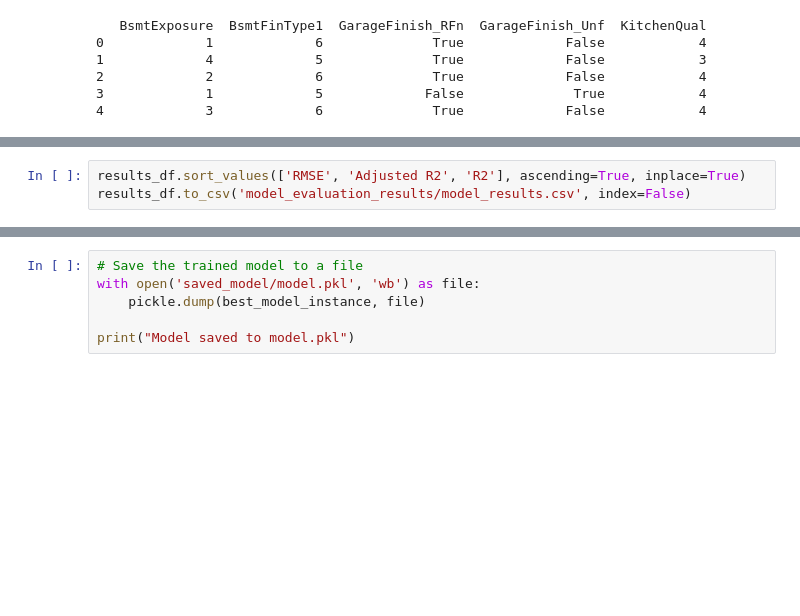
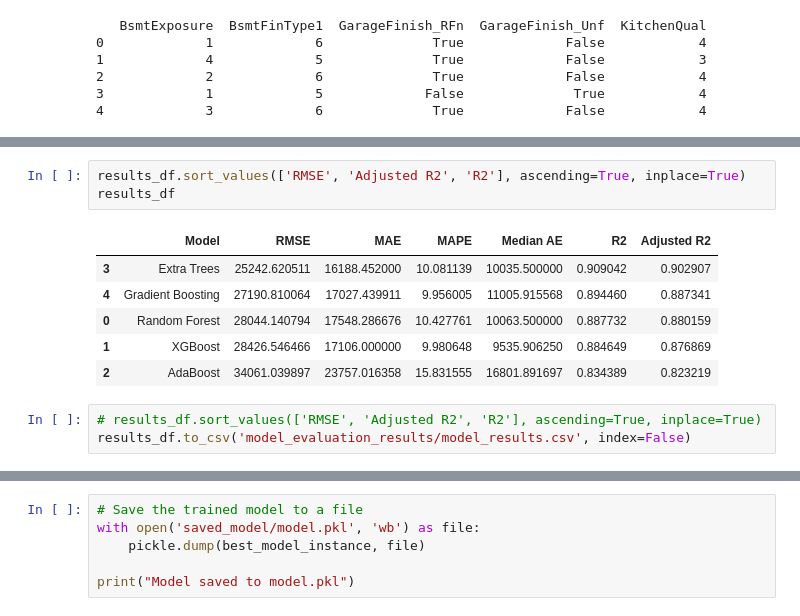
Before and after one commit to Cinula/heritage_housing_issue_app, a Jupyter notebook: model_building.ipynb, the cells around one changed output, grey strips where cells are left out. Cells and saved outputs as stored; diff of their text form; blank space fills up the shorter version.

```diff
--- a/model_building.ipynb
+++ b/model_building.ipynb
@@ -701,6 +575,16 @@ Model Evaluation Results:
 Best Model Based on RMSE: Extra Trees
 RMSE: 25242.62, MAE: 16188.45, MAPE: 10.08%, Median AE: 10035.50
 R2: 0.91, Adjusted R2: 0.90
+# %%
+results_df.sort_values(['RMSE', 'Adjusted R2', 'R2'], ascending=True, inplace=True)
+results_df
+# %% [output]
+|  | Model | RMSE | MAE | MAPE | Median AE | R2 | Adjusted R2 |
+| 3 | Extra Trees | 25242.620511 | 16188.452000 | 10.081139 | 10035.500000 | 0.909042 | 0.902907 |
+| 4 | Gradient Boosting | 27190.810064 | 17027.439911 | 9.956005 | 11005.915568 | 0.894460 | 0.887341 |
+| 0 | Random Forest | 28044.140794 | 17548.286676 | 10.427761 | 10063.500000 | 0.887732 | 0.880159 |
+| 1 | XGBoost | 28426.546466 | 17106.000000 | 9.980648 | 9535.906250 | 0.884649 | 0.876869 |
+| 2 | AdaBoost | 34061.039897 | 23757.016358 | 15.831555 | 16801.891697 | 0.834389 | 0.823219 |
 # %%
-results_df.sort_values(['RMSE', 'Adjusted R2', 'R2'], ascending=True, inplace=True)
+# results_df.sort_values(['RMSE', 'Adjusted R2', 'R2'], ascending=True, inplace=True)
 results_df.to_csv('model_evaluation_results/model_results.csv', index=False)
```
Also changed, not shown: parts of 61 cells of this notebook, 1 other file.
